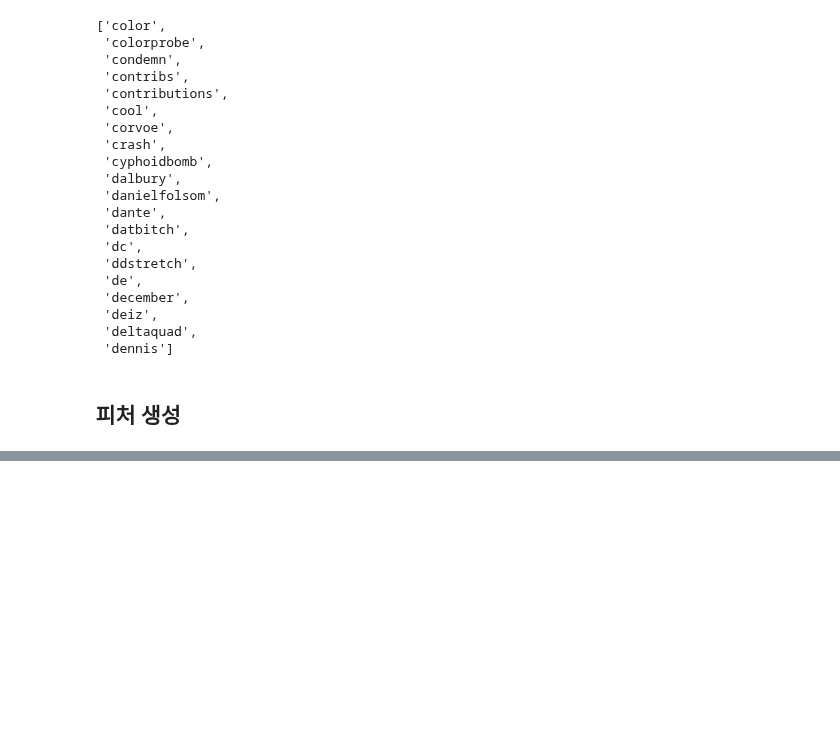
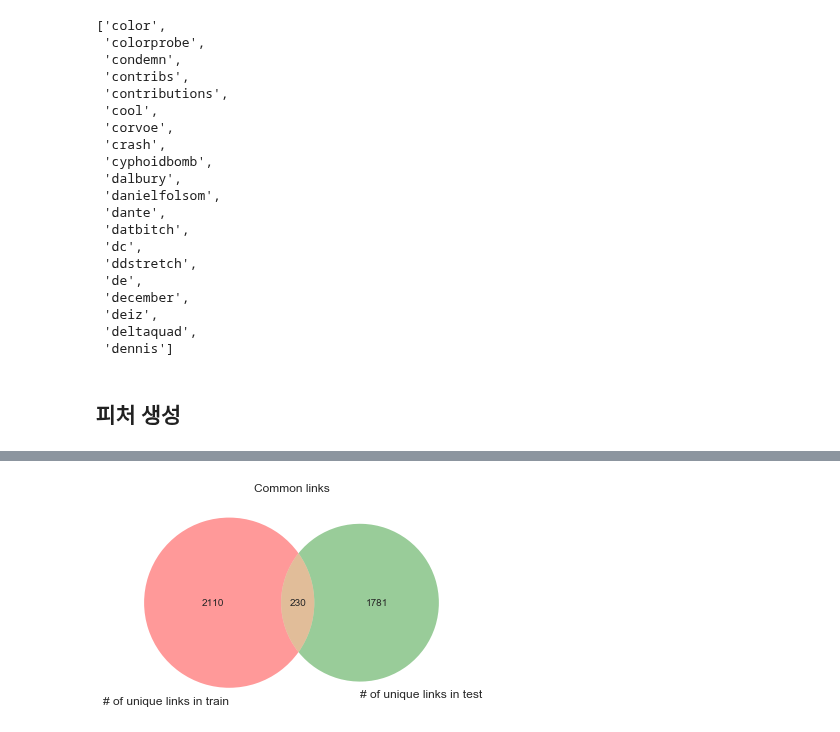
Before and after one commit to corazzon/KaggleStruggle, a Jupyter notebook: jigsaw-toxic-comment-classification-challenge/eda.ipynb, the cells around one changed output, grey strips where cells are left out. Saved outputs shown, nothing was run; the diff lists cells and outputs as text; code cells hidden in the pictures; blank space fills up the shorter version.

```diff
--- a/jigsaw-toxic-comment-classification-challenge/eda.ipynb
+++ b/jigsaw-toxic-comment-classification-challenge/eda.ipynb
@@ -448,0 +467,18 @@ leaky_feats_test = leaky_feats.iloc[train.shape[0]:]
+# %%
+# 링크가 있는 코멘트를 모은다.
+train_links = leaky_feats_train.link[leaky_feats_train.count_links != 0]
+test_links = leaky_feats_test.link[leaky_feats_test.count_links != 0]
+
+# 고유한 링크 추출
+train_links_list = list(set([a for b in train_links.tolist() for a in b]))
+test_links_list = list(set([a for b in test_links.tolist() for a in b]))
+
+# 학습세트와 테스트세트의 공통 링크 목록
+common_links_list = list(set(train_links_list).intersection(test_links_list))
+# %%
+plt.title("Common links")
+venn.venn2(subsets = (len(train_links_list), len(test_links_list), len(common_links_list)),
+           set_labels=("# of unique links in train","# of unique links in test"))
+plt.show()
+# %% [output]
+[figure, added]
```
Also changed, not shown: parts of 3 cells of this notebook.
